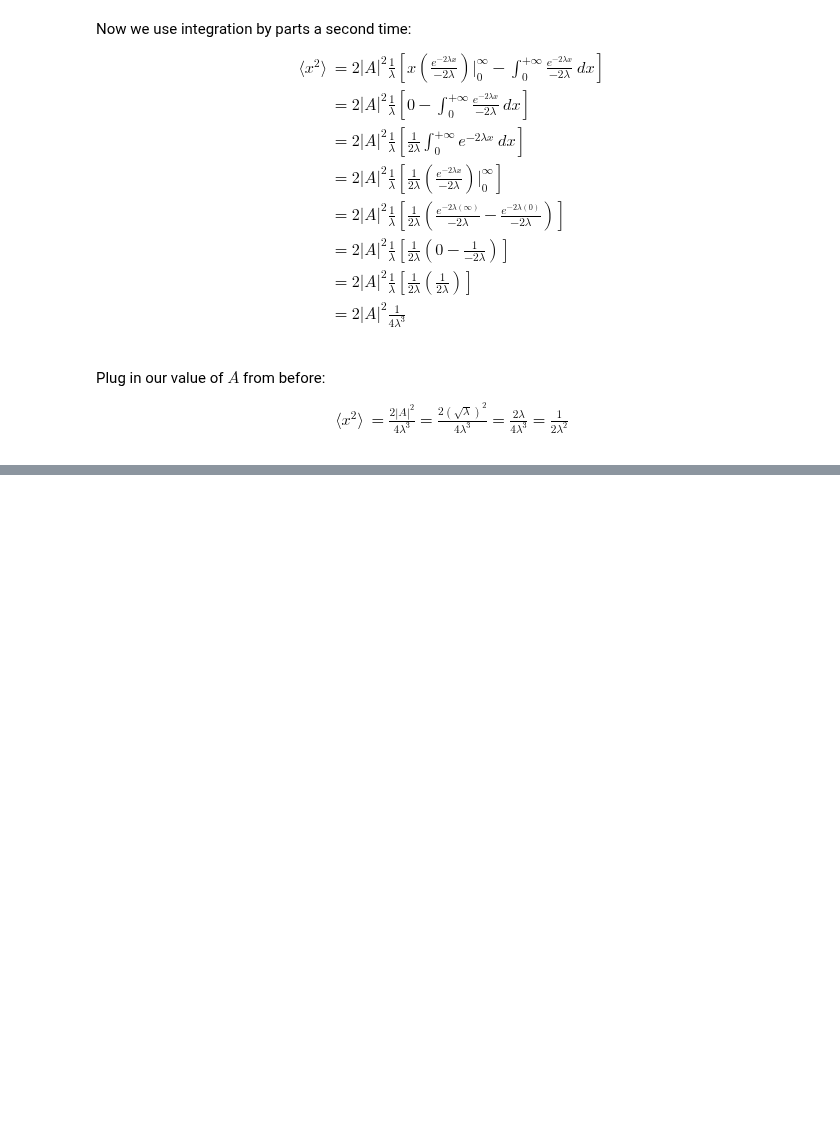
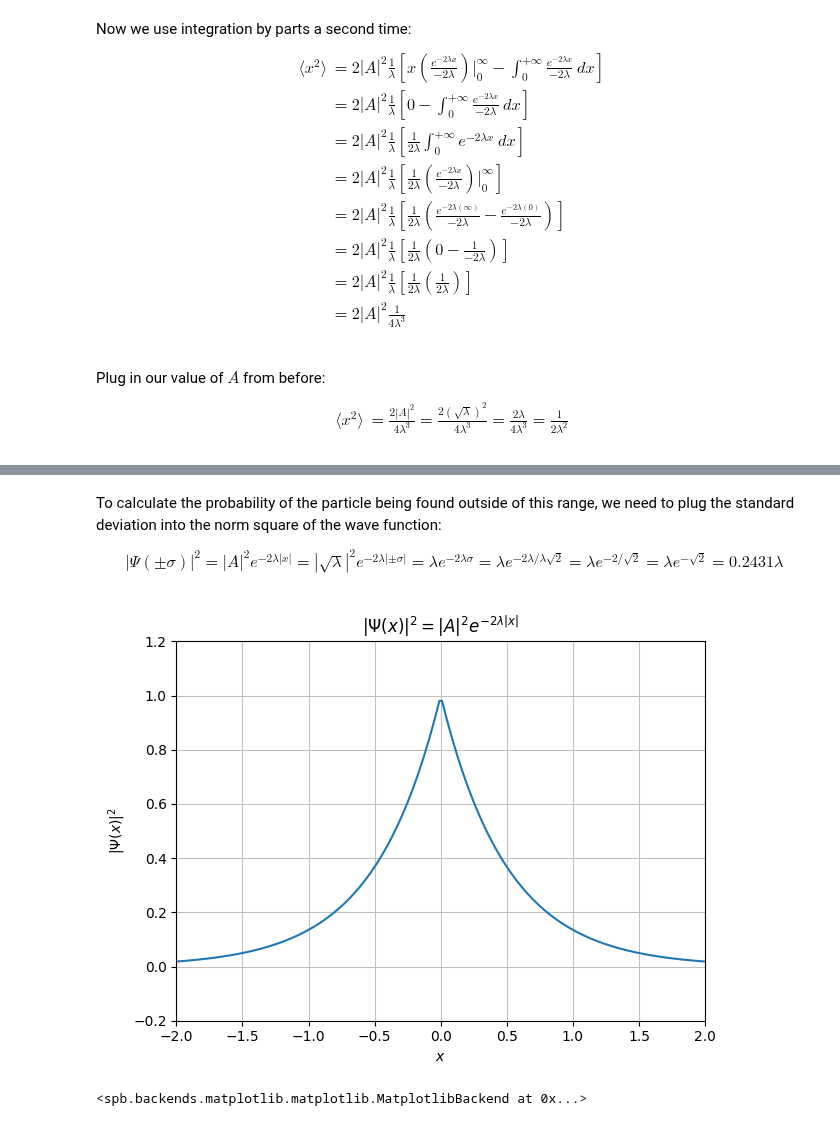
Before and after one commit to Artuk009/QuantumMechanics, a Jupyter notebook: IntroductionToQuantumMechanics/Chapter_01_Problems.ipynb, the cells around one changed output, grey strips where cells are left out. Saved outputs shown, nothing was run; the diff lists cells and outputs as text; code cells hidden in the pictures; blank space fills up the shorter version.

```diff
--- a/IntroductionToQuantumMechanics/Chapter_01_Problems.ipynb
+++ b/IntroductionToQuantumMechanics/Chapter_01_Problems.ipynb
@@ -238,0 +250,12 @@ Plug in our value of $A$ from before:
+# %% [markdown]
+To calculate the probability of the particle being found outside of this range, we need to plug the standard deviation into the norm square of the wave function:
+\begin{align*}
+|\Psi(\pm\sigma)|^2=|A|^2e^{-2\lambda|x|}=|\sqrt{\lambda}|^2e^{-2\lambda|\pm\sigma|}=\lambda e^{-2\lambda\sigma}=\lambda e^{-2\lambda/ \lambda\sqrt{2}}=\lambda e^{-2/ \sqrt{2}}=\lambda e^{-\sqrt{2}}=0.2431\lambda
+\end{align*}
+# %%
+x = sp.symbols("x")
+Psi_squared = sp.exp(-2*abs(x))
+spb.plot((Psi_squared), xlim=(-2,2), ylim=(-0.2,1.2), ylabel=r"$|\Psi(x)|^2$", title=r"$|\Psi(x)|^2=|A|^2e^{-2\lambda|x|}$")
+# %% [output]
+[figure, added]
+<spb.backends.matplotlib.matplotlib.MatplotlibBackend at 0x...>
```
Also changed, not shown: parts of 2 cells of this notebook.
